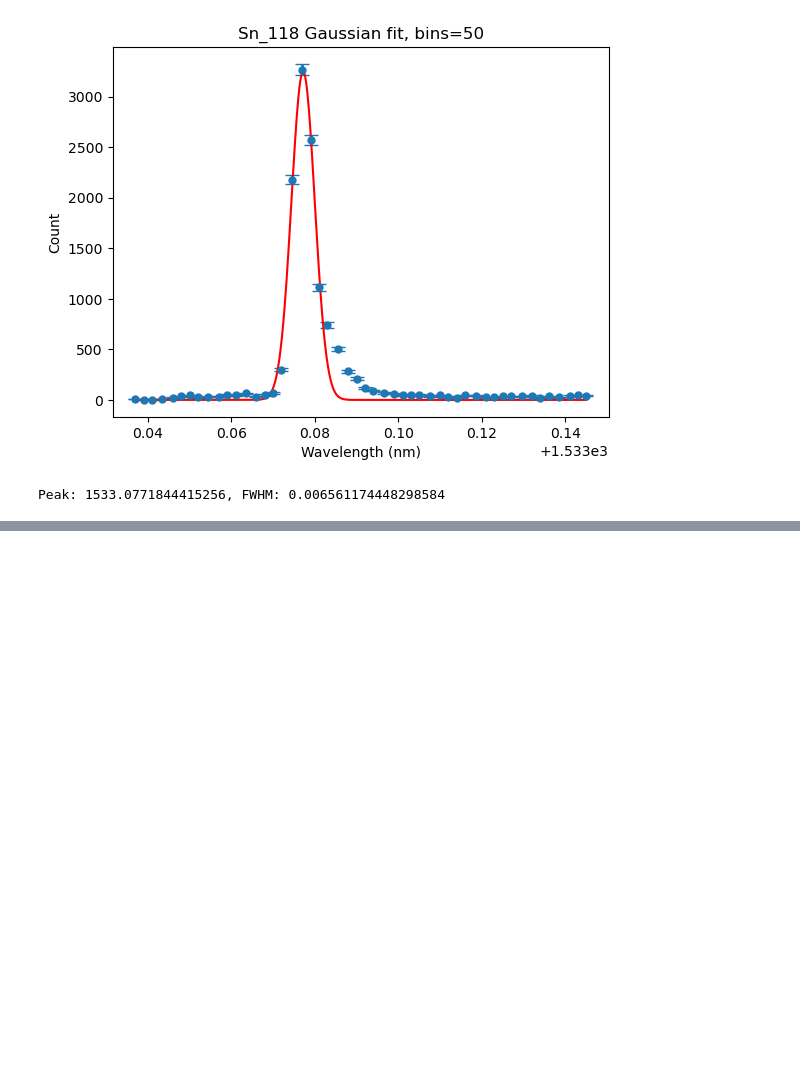
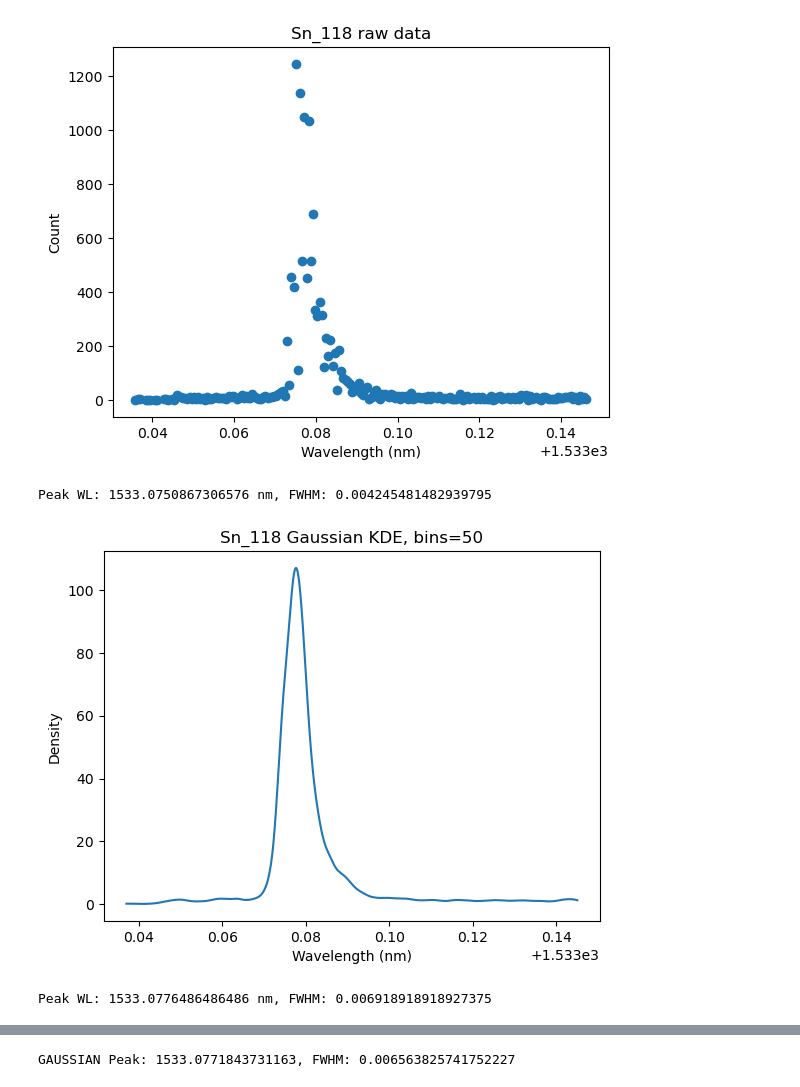
Before and after one commit to mirhex-toldex/desiree_analysis, a Jupyter notebook: Sn_IS_new.ipynb, the cells around one changed output, grey strips where cells are left out. Drawn from its saved outputs; the diff is of its cells as text; code cells hidden in the pictures; blank space fills up the shorter version.

```diff
--- a/Sn_IS_new.ipynb
+++ b/Sn_IS_new.ipynb
@@ -74,3 +110,3 @@ def get_scatter_plot(wavelengths, counts):
 # %%
-def gaussian(x, amplitude, mean, stddev):
-    return amplitude * np.exp(-((x - mean) ** 2) / (2 * stddev ** 2))
+def gaussian(x, A, mu, sigma):
+    return A * np.exp(-((x - mu) ** 2) / (2 * sigma ** 2))
@@ -77,26 +150,32 @@ def gaussian(x, amplitude, mean, stddev):
 # %%
-def gaussian_fit(x_data, y_data, bins, file):
-    # Initial guess for Gaussian parameters: amplitude, mean, stddev
-    initial_guess = [max(y_data), np.mean(x_data), np.std(x_data)]
+def fitting(wavelengths, counts, bins):
+    peak_wl, _ = get_peak_info(wavelengths, counts)
+    peak_width = (max(wavelengths) - min(wavelengths)) / 20
 
-    # Perform Gaussian fit
-    params, _ = curve_fit(gaussian, x_data, y_data, p0=initial_guess)
+    initial_guess_gaus = [np.max(counts), peak_wl, np.std(wavelengths)]
+    # initial_guess_asym = [np.max(counts), peak_wl, np.std(wavelengths), peak_width, 100, min(counts), 0.1]
 
-    # Generate points for plotting
-    x_fit = np.linspace(min(x_data), max(x_data), 1000)
-    y_fit = gaussian(x_fit, *params)
+    params_gaus, _ = curve_fit(gaussian, wavelengths, counts, p0=initial_guess_gaus)
+    # params_asym, _ = curve_fit(asymmetric_fit, wavelengths, counts, p0=initial_guess_asym)
 
-    y_errors = np.sqrt(y_data)
+    x_fit = np.linspace(min(wavelengths), max(wavelengths), 1000)
 
-    # Plot binned counts with Gaussian fit
-    plt.errorbar(x_data, y_data, yerr=y_errors, fmt='o',capsize=5, elinewidth=2, markersize=5)
-    plt.plot(x_fit, y_fit, color='red')
+    y_fit_gaus = gaussian(x_fit, *params_gaus)
+    # y_fit_asym = asymmetric_fit(x_fit, *params_asym)
+
+    y_errors = np.sqrt(counts)
+
+    plt.errorbar(wavelengths, counts, yerr=y_errors, fmt='o',capsize=5, elinewidth=2, markersize=5)
+    plt.plot(x_fit, y_fit_gaus, color='red', label='Gaussian')
+    # plt.plot(x_fit, y_fit_asym, color='blue', label='Gaussian + Exponential')
     plt.xlabel('Wavelength (nm)')
     plt.ylabel('Count')
-    plt.title(f'{file[14:20]} Gaussian fit, bins={bins}')
+    plt.title(f'{file[14:20]} fitting, bins={bins}')
+    plt.legend()
     plt.show()
 
-    print(f'Peak: {params[1]}, FWHM: {2 * np.sqrt(2 * np.log(2)) * params[2]}')
+    print(f'GAUSSIAN Peak: {params_gaus[1]}, FWHM: {2 * np.sqrt(2 * np.log(2)) * params_gaus[2]}')
+    # print(f'Combined Peak: {params_gaus[1]}, FWHM: {2 * np.sqrt(2 * np.log(2)) * params_gaus[2]}')
 # %%
 # raw_data = read_tdms(file, channel)
 # raw_df = create_df(raw_data)
@@ -114,19 +193,22 @@ def gaussian_fit(x_data, y_data, bins, file):
 # %%
 # Doppler correction
 raw_data = read_tdms(file, channel)
 raw_df = create_df(raw_data)
 doppler_df = doppler_shift_calc(raw_df)
 
 bins = 50
 counts_df, binned_counts_df = process_tdms(doppler_df, bins)
 
 wavelengths = counts_df['Wavelength']
 counts = counts_df['Count']
 bin_center = binned_counts_df['Bin center'].cat.categories.astype(float)
 binned_counts = binned_counts_df['Count']
-# get_scatter_plot(wavelengths, counts)
+get_scatter_plot(wavelengths, counts)
 # get_scatter_plot(bin_center, binned_counts)
-gaussian_fit(bin_center, binned_counts, bins, file)
+plot_kde(bin_center, binned_counts, bins)
+fitting(bin_center, binned_counts, bins)
 # %% [output]
-[figure, old version]
+[figure, new version]
-Peak: 1533.0771844415256, FWHM: 0.006561174448298584
+Peak WL: 1533.0750867306576 nm, FWHM: 0.004245481482939795
+[figure, added]
+Peak WL: 1533.0776486486486 nm, FWHM: 0.006918918918927375
@@ -132,0 +216 @@ Peak: 1533.0771844415256, FWHM: 0.006561174448298584
+GAUSSIAN Peak: 1533.0771843731163, FWHM: 0.006563825741752227
```
Also changed, not shown: parts of 7 cells of this notebook.
